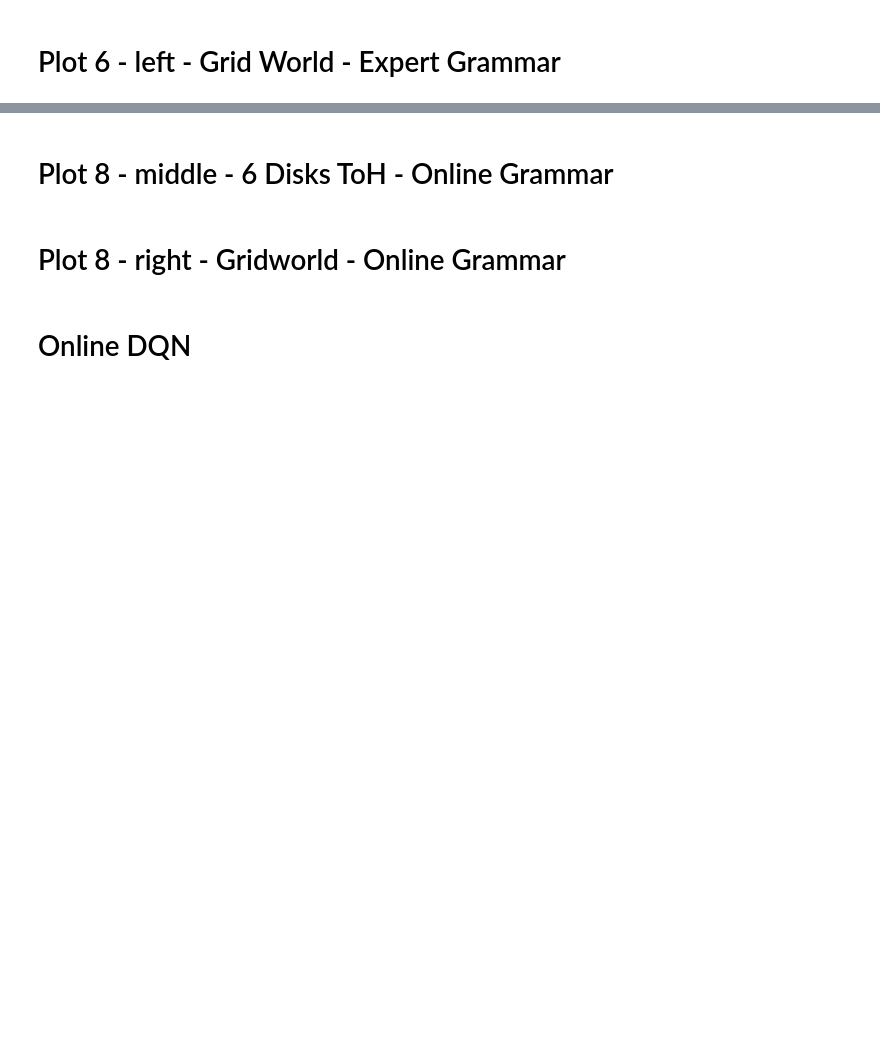
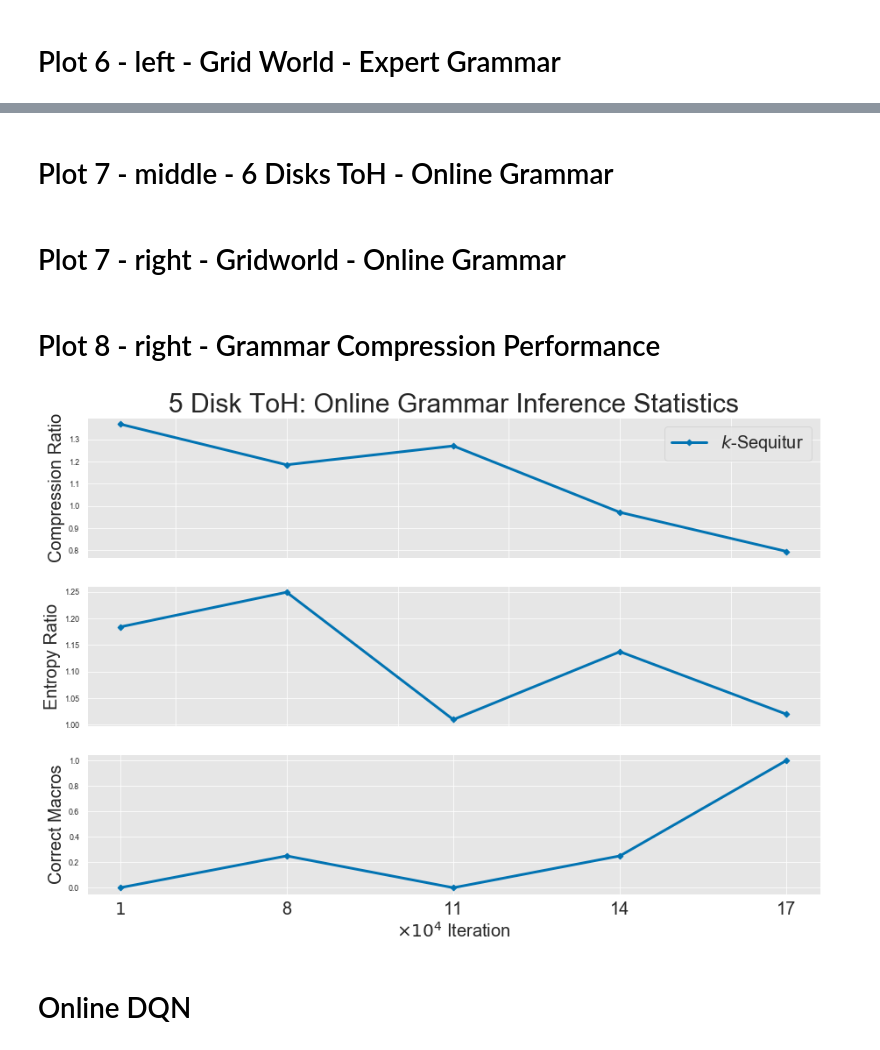
Before and after one commit to RobertTLange/action-grammars-hrl, a Jupyter notebook: visualize_results.ipynb, the cells around one changed output, grey strips where cells are left out. Drawn from its saved outputs; the diff is of its cells as text; code cells hidden in the pictures; blank space fills up the shorter version.

```diff
--- a/visualize_results.ipynb
+++ b/visualize_results.ipynb
@@ -228,7 +264,53 @@ plot_results(its_list, rew_med_list, rew_10p_list, rew_90p_list,
 # %% [markdown]
-# Plot 8 - middle - 6 Disks ToH - Online Grammar
+# Plot 7 - middle - 6 Disks ToH - Online Grammar
 # %% [markdown]
-# Plot 8 - right - Gridworld - Online Grammar
+# Plot 7 - right - Gridworld - Online Grammar
+# %% [markdown]
+# Plot 8 - right - Grammar Compression Performance
+# %%
+all_correct = []
+for i in range(len(grammar_inferred_5)):
+    no_correct = 0
+    for j in range(len(grammar_inferred_5[i])):
+        no_correct += grammar_inferred_5[i][j] in optimal_grammar_5
+    all_correct.append(no_correct/len(optimal_grammar_5))
+# %%
+optimal_grammar_5 = ['bafbcd', 'ec', 'baf', 'bc']
+grammar_inferred_5 = [['eb', 'fb', 'fd', 'ac', 'cb'],
+                      ['ac', 'fd', 'eb', 'bc', 'be'],
+                      ['fbc', 'cdb', 'fb'],
+                      ['bafb', 'af', 'ec', 'cdb', 'cd'],
+                      ['bafbcd', 'ec', 'baf', 'bc']]
+
+#no_correct =
+compression_stats = np.loadtxt(results_path_hanoi + "compression_seq_TOH.csv")
+# %%
+plt.figure(figsize=(15, 10))
+plt.subplot(3, 1, 1)
+plt.title("5 Disk ToH: Online Grammar Inference Statistics", fontsize=30)
+plt.plot(schedule_towers_5_its, 1/compression_stats[:, 0], marker="D", label=r"$k$-Sequitur", linewidth=3)
+plt.ylabel("Compression Ratio", fontsize=20)
+plt.tick_params(axis='x', which='both', bottom=False, top=False, labelbottom=False)
+plt.legend(fontsize=20)
+plt.subplot(3, 1, 2)
+plt.tick_params(axis='x', which='both', bottom=False, top=False, labelbottom=False)
+plt.ylabel("Entropy Ratio", fontsize=20)
+
+plt.plot(schedule_towers_5_its, compression_stats[:, 2]/compression_stats[:, 1], marker="D", linewidth=3)
+
+plt.subplot(3, 1, 3)
+plt.ylabel("Correct Macros", fontsize=20)
+plt.plot(schedule_towers_5_its, all_correct, marker="D", linewidth=3)
+
+its_ticks = schedule_towers_5_its
+its_labels_temp = [str(int(it/10000)) for it in its_ticks]
+its_labels = [it_l for it_l in its_labels_temp]
+its_labels[0] = r"$1$"
+plt.xticks(its_ticks, its_labels, fontsize=20)
+plt.xlabel(r"$\times 10^4$ Iteration", fontsize=20)
+plt.savefig("figures/f8_right_compression", dpi=300)
+# %% [output]
+[figure, added]
 # %% [markdown]
 # Online DQN
 # %%
```
Also changed, not shown: parts of 18 cells of this notebook, 20 other files.
